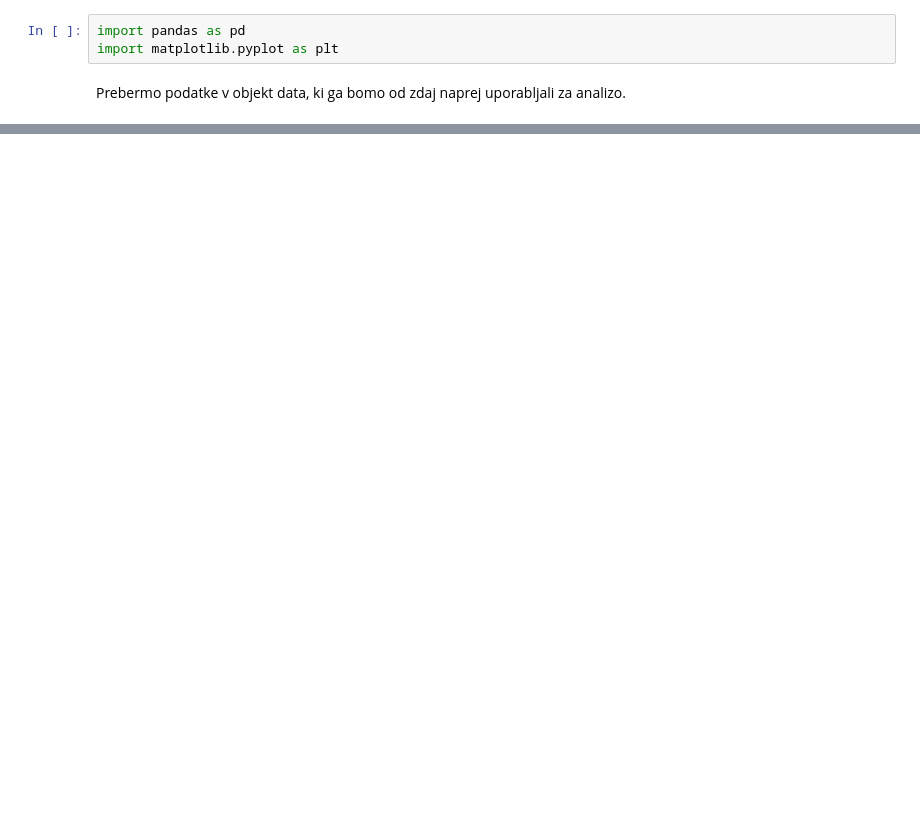
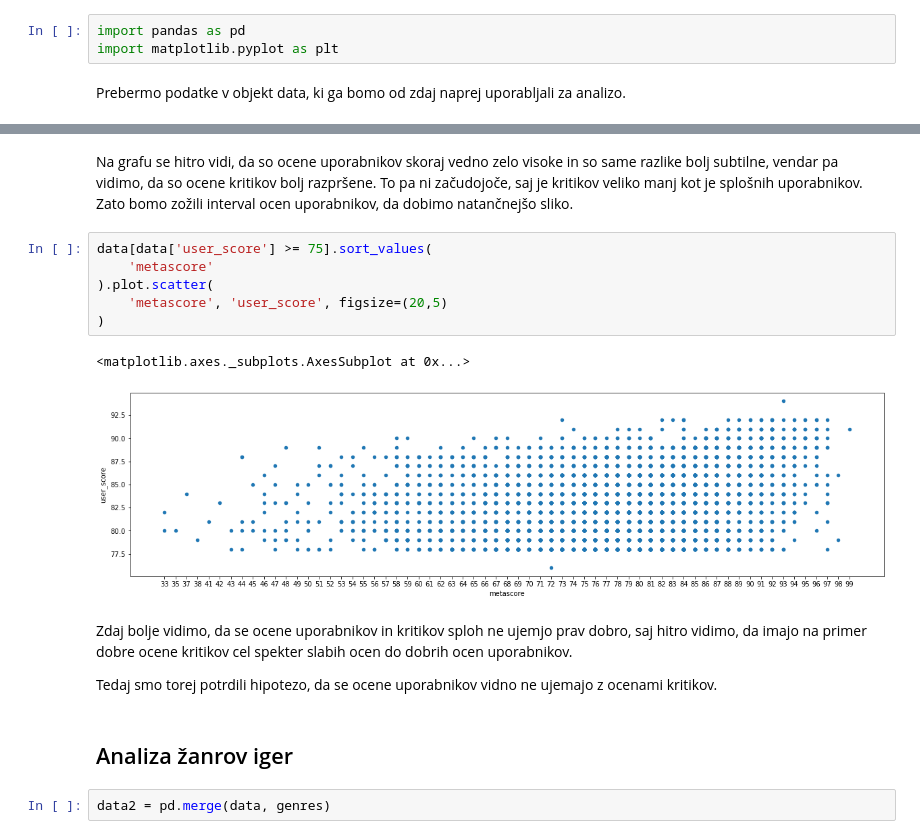
Before and after one commit to AndrazCepic/Naj-Igre, a Jupyter notebook: Naj_Igre.ipynb, the cells around one changed output, grey strips where cells are left out. Saved outputs shown, nothing was run; the diff lists cells and outputs as text; blank space fills up the shorter version.

Commit message:
Analiza podatkov, testiranja in grafična primerjava ocen

```diff
--- a/Naj_Igre.ipynb
+++ b/Naj_Igre.ipynb
@@ -78,0 +135,20 @@ data
+# %% [markdown]
+Na grafu se hitro vidi, da so ocene uporabnikov skoraj vedno zelo visoke in so same razlike bolj subtilne, vendar pa vidimo, da so ocene kritikov bolj razpršene. To pa ni začudojoče, saj je kritikov veliko manj kot je splošnih uporabnikov.
+Zato bomo zožili interval ocen uporabnikov, da dobimo natančnejšo sliko.
+# %%
+data[data['user_score'] >= 75].sort_values(
+    'metascore'
+).plot.scatter(
+    'metascore', 'user_score', figsize=(20,5)
+)
+# %% [output]
+<matplotlib.axes._subplots.AxesSubplot at 0x...>
+[figure, added]
+# %% [markdown]
+Zdaj bolje vidimo, da se ocene uporabnikov in kritikov sploh ne ujemjo prav dobro, saj hitro vidimo, da imajo na primer dobre ocene kritikov cel spekter slabih ocen do dobrih ocen uporabnikov.
+
+Tedaj smo torej potrdili hipotezo, da se ocene uporabnikov vidno ne ujemajo z ocenami kritikov.
+# %% [markdown]
+## Analiza žanrov iger
+# %%
+data2 = pd.merge(data, genres)
```
Also changed, not shown: parts of 13 cells of this notebook, 2 other files.
